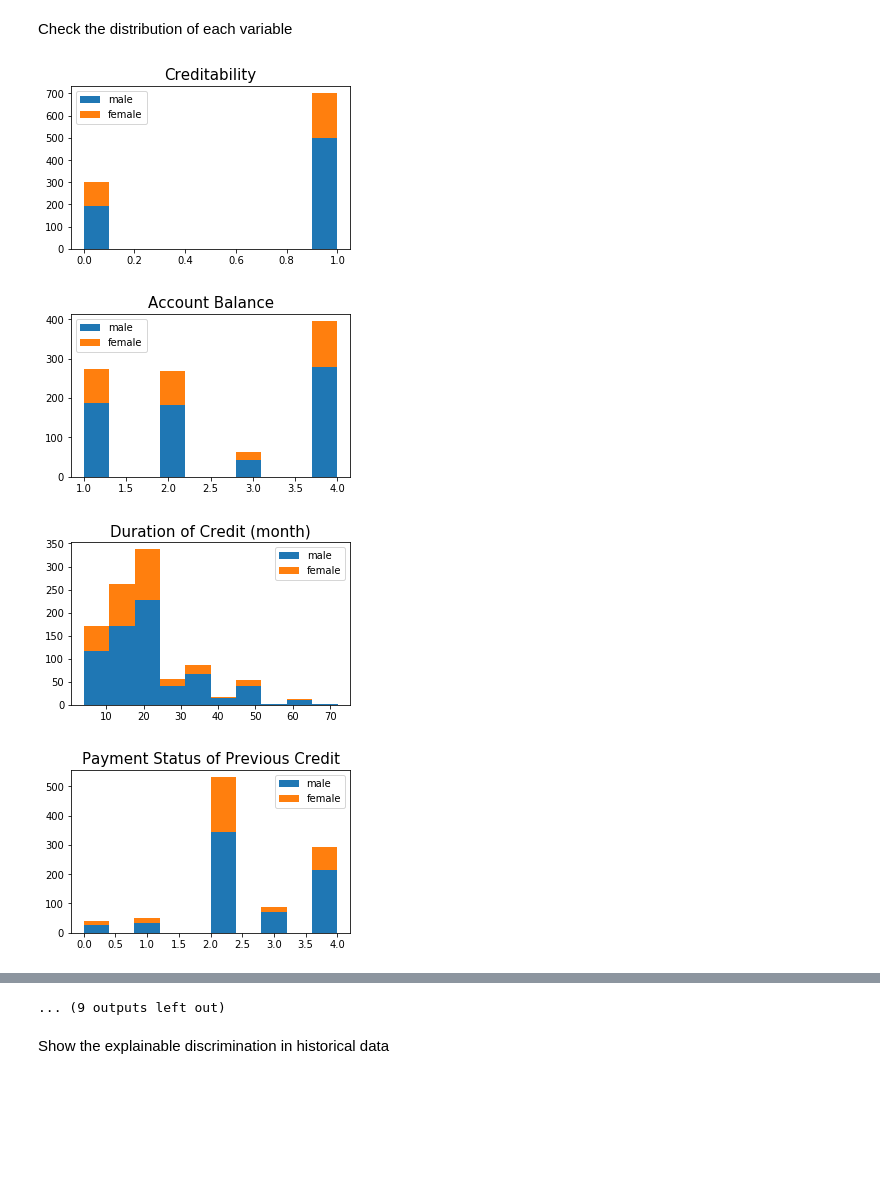
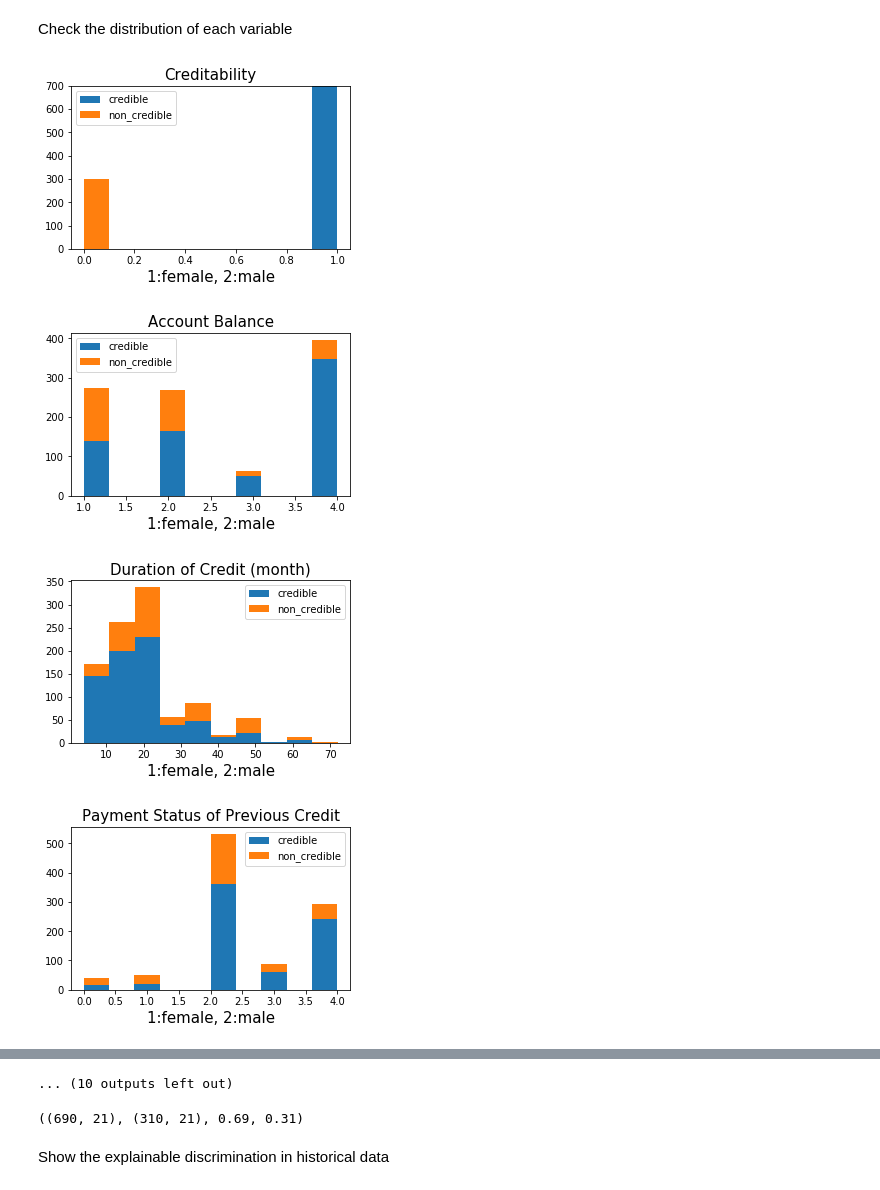
Before and after one commit to Neo1024/fairness-AI, a Jupyter notebook: NN_on_credit_data.ipynb, the cells around one changed output, grey strips where cells are left out. Cells and saved outputs as stored; diff of their text form; code cells hidden in the pictures; blank space fills up the shorter version.

```diff
--- a/NN_on_credit_data.ipynb
+++ b/NN_on_credit_data.ipynb
@@ -33,26 +35,32 @@ Check the distribution of each  variable
 # %%
 male_idx = (credit_df['Sex & Marital Status']==1) | (credit_df['Sex & Marital Status']==3) | \
                  (credit_df['Sex & Marital Status']==4)
 female_idx = (credit_df['Sex & Marital Status']==2) | (credit_df['Sex & Marital Status']==5)
 male = credit_df[male_idx]
 female = credit_df[female_idx]
 
+# insert a column of gender, 1 female, 2 female
+credit_df.insert(loc=len(credit_df.columns), column='Gender', value=1)
+credit_df.loc[male_idx, 'Gender'] = 2
+
 credible = credit_df[credit_df['Creditability']==1]
 non_credible = credit_df[credit_df['Creditability']==0]
 
 for col in credit_df.columns:
     fig = plt.gcf()
     fig.set_size_inches(5,3)
-    plt.hist([male[col], female[col]], stacked=True, label=['male', 'female'])
+    plt.hist([credible[col], non_credible[col]], stacked=True, label=['credible', 'non_credible'])
     plt.title(col, fontsize=15)
+    plt.xlabel('1:female, 2:male', fontsize=15)
 #     plt.xlabel('0:bad creditability, 1:good creditability', fontsize=15)
 #     plt.xlabel('1:foreign worker, 1:native worker', fontsize=15)
+#     plt.xlabel('1 : unemployed/ unskilled - non-resident; 2 : unskilled - resident; \n3 : skilled employee / official; 4 : management/ self-employed/ highly qualified employee/ officer ')
     plt.legend()
     plt.show()
 #     credit_df[col].plot(kind='hist')
 #     plt.show()
 # %% [output]
-[figure, old version]
+[figure, new version]
-[figure, old version]
+[figure, new version]
-[figure, old version]
+[figure, new version]
-[figure, old version]
+[figure, new version]
@@ -67,4 +75,8 @@ for col in credit_df.columns:
-... (9 outputs left out)
+... (10 outputs left out)
+# %%
+male.shape, female.shape, len(male)/len(credit_df), len(female)/len(credit_df)
+# %% [output]
+((690, 21), (310, 21), 0.69, 0.31)
 # %% [markdown]
 Show the explainable discrimination in historical data
 # %%
```
Also changed, not shown: parts of 2 cells of this notebook, 7 other files.
